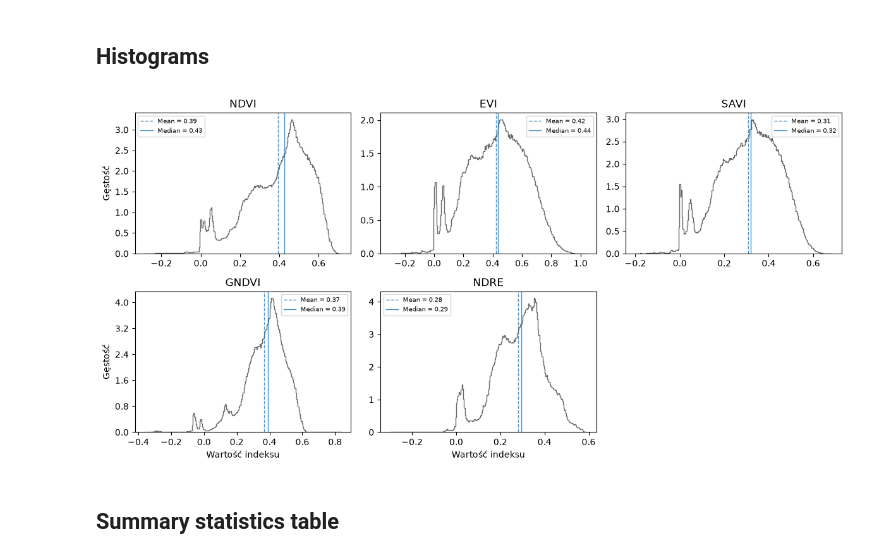
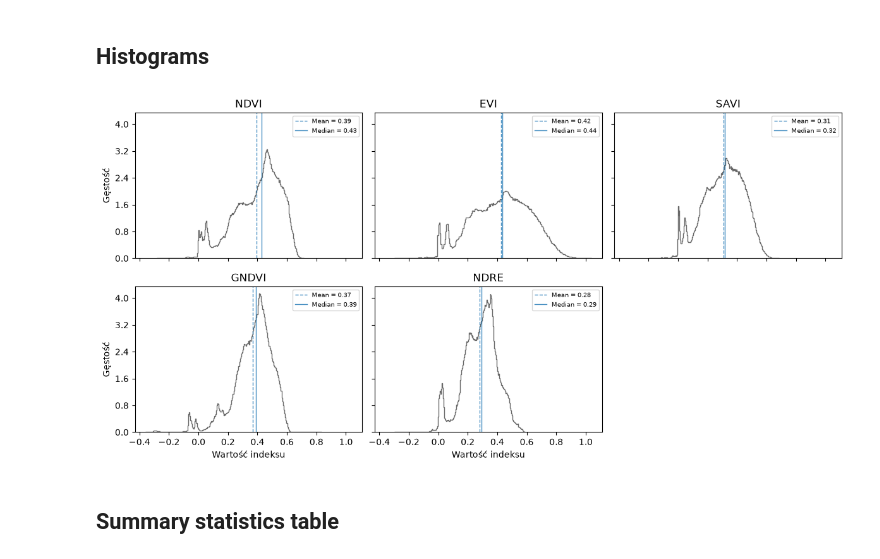
Before and after one commit to mikolaj-kowal/rs-vegetation-indices-analysis, a Jupyter notebook: notebooks/03_spatial_analysis.ipynb, the cells around one changed output. Saved outputs shown, nothing was run; the diff lists cells and outputs as text; code cells hidden in the pictures.

```diff
--- a/notebooks/03_spatial_analysis.ipynb
+++ b/notebooks/03_spatial_analysis.ipynb
@@ -20,6 +20,7 @@ indices_data = Path(config["indices_path"]) / "indices_multiband.tif"
 # %%
 with rasterio.open(indices_data) as src:
     indices_idxs = {src.descriptions[i]: i + 1 for i in range(len(src.descriptions)) }
+    indices_profile = src.profile.copy()
 
     ndvi = src.read(indices_idxs["ndvi"])
     evi = src.read(indices_idxs["evi"])
@@ -43,35 +44,35 @@ index_names = ["NDVI", "EVI", "SAVI", "GNDVI", "NDRE"]
 rows = 2
 cols = 3
 
-fig, axes = plt.subplots(rows, cols, figsize=(12, 6))
+fig, axes = plt.subplots(rows, cols, figsize=(12, 6), sharex=True, sharey=True)
 
 for r in range(rows):
     for c in range(cols):
         index = r * cols + c
         ax = axes[r, c]
 
         if index < len(indices):
             data = indices[index]
             mean = np.nanmean(data)
             median = np.nanmedian(data)
 
             ax.hist(data[np.isfinite(data)], bins=250, density=True, histtype="step", color="dimgray")
             ax.axvline(mean, linestyle="--", linewidth=1, label=f"Mean = {mean:.2f}", alpha=0.8);
             ax.axvline(median, linestyle="-", linewidth=1, label=f"Median = {median:.2f}", alpha=0.8);
 
             ax.set_title(index_names[index])
             ax.legend(fontsize="x-small")
         else:
             ax.axis("off")
         if r == rows - 1:
             ax.set_xlabel("Wartość indeksu")
         if c == 0:
             ax.set_ylabel("Gęstość")
             ax.yaxis.set_major_locator(MaxNLocator(nbins=7))
 
 plt.tight_layout()
 # %% [output]
-[figure, old version]
+[figure, new version]
 # %% [markdown]
 ## Summary statistics table
 # %%
```
Also changed, not shown: parts of 1 cell of this notebook, 4 other files.
